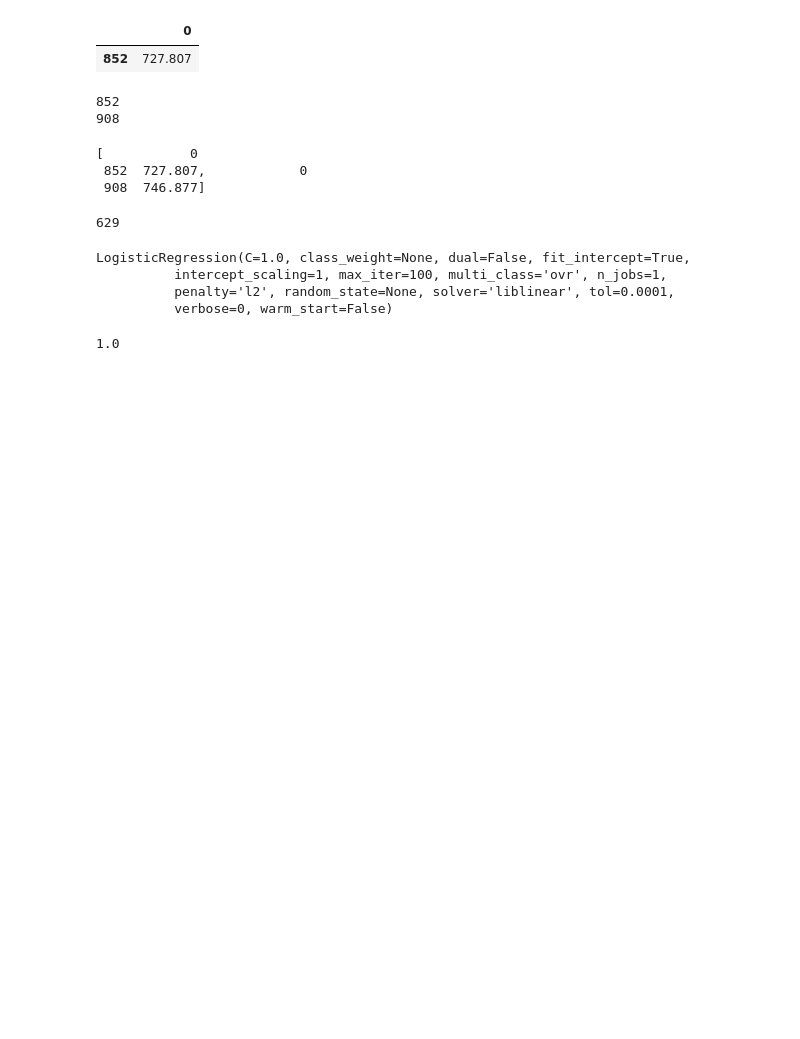
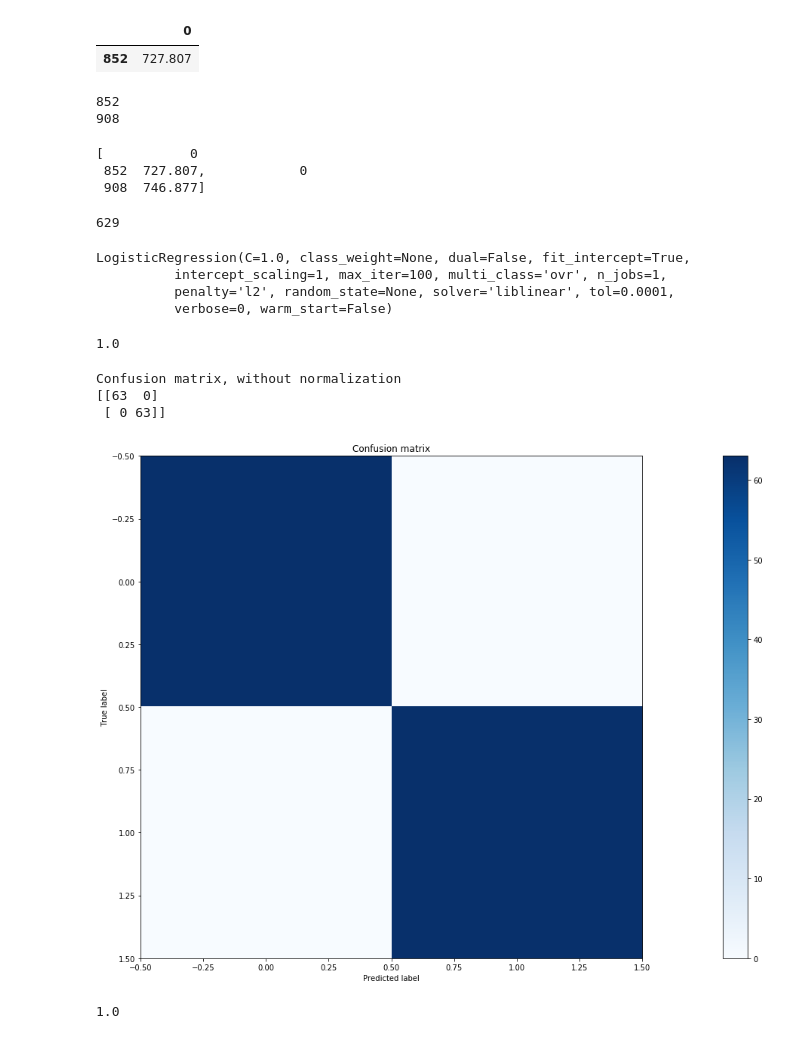
Before and after one commit to vikneke/cs5014_p2, a Jupyter notebook: binaryML/binary.ipynb, the cells around one changed output. Cells and saved outputs as stored; diff of their text form; code cells hidden in the pictures; blank space fills up the shorter version.

```diff
--- a/binaryML/binary.ipynb
+++ b/binaryML/binary.ipynb
@@ -155,3 +134,35 @@ y_res = logistic_regression.predict(x_train_one_feature)
 accuracy_score(y_train, y_res)
 # %% [output]
 1.0
+# %%
+def plot_confusion_matrix(cm, title='Confusion matrix', cmap=plt.cm.Blues):
+    plt.imshow(cm, interpolation='nearest', cmap=cmap)
+    plt.title(title)
+    plt.colorbar()
+#     tick_marks = np.arange(len(iris.target_names))
+#     plt.xticks(tick_marks, iris.target_names, rotation=45)
+#     plt.yticks(tick_marks, iris.target_names)
+    plt.tight_layout()
+    plt.ylabel('True label')
+    plt.xlabel('Predicted label')
+
+
+# Compute confusion matrix
+cm = confusion_matrix(y_train, y_res)
+np.set_printoptions(precision=1)
+print('Confusion matrix, without normalization')
+print(cm)
+# plt.figure()
+plot_confusion_matrix(cm)
+# %% [output]
+Confusion matrix, without normalization
+[[63  0]
+ [ 0 63]]
+[figure, added]
+# %%
+x_test_one_feature = x_test[629]
+x_test_one_feature = x_test_one_feature.values.reshape(-1, 1)
+y_res_test = logistic_regression.predict(x_test_one_feature)
+accuracy_score(y_test, y_res_test)
+# %% [output]
+1.0
```
Also changed, not shown: parts of 4 cells of this notebook, 3 other files.
